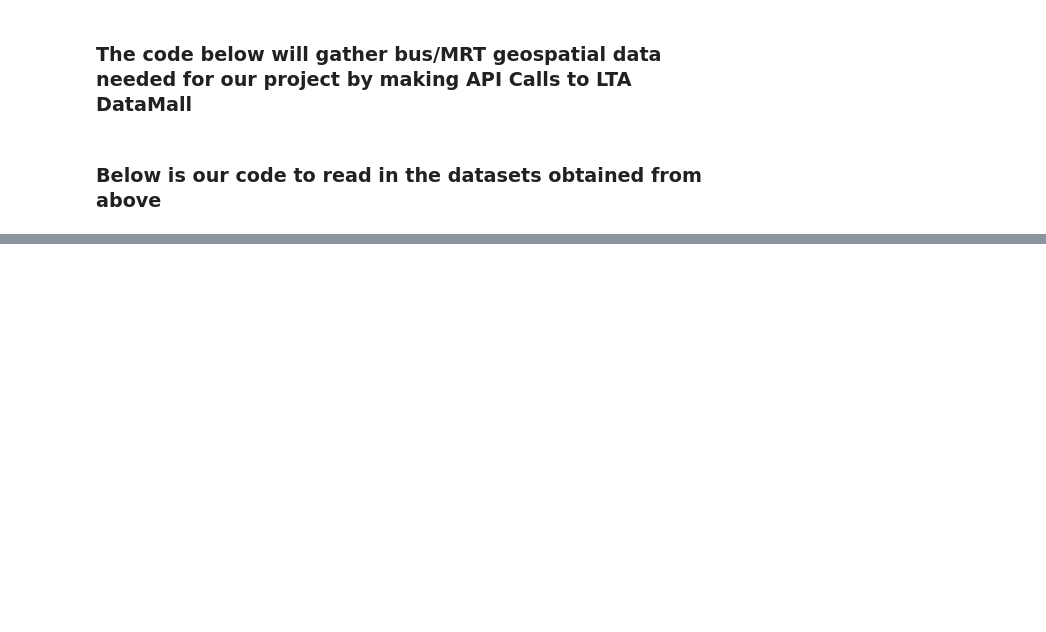
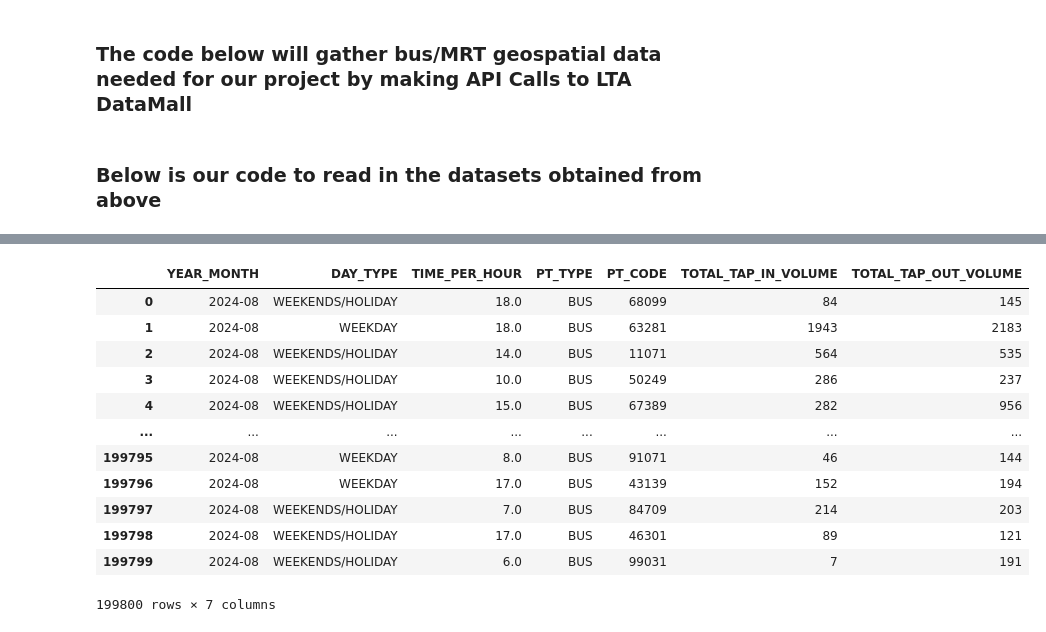
Before and after one commit to brandono7/DSA4264_Geospatial, a Jupyter notebook: Data Prepocessing.ipynb, the cells around one changed output, grey strips where cells are left out. Saved outputs shown, nothing was run; the diff lists cells and outputs as text; code cells hidden in the pictures; blank space fills up the shorter version.

```diff
--- a/Data Prepocessing.ipynb
+++ b/Data Prepocessing.ipynb
@@ -238,0 +271,16 @@ train_station_code = pd.read_excel('data/Train Station Codes and Chinese Names.x
+# %%
+passenger_vol_bus_stops
+# %% [output]
+|  | YEAR_MONTH | DAY_TYPE | TIME_PER_HOUR | PT_TYPE | PT_CODE | TOTAL_TAP_IN_VOLUME | TOTAL_TAP_OUT_VOLUME |
+| 0 | 2024-08 | WEEKENDS/HOLIDAY | 18.0 | BUS | 68099 | 84 | 145 |
+| 1 | 2024-08 | WEEKDAY | 18.0 | BUS | 63281 | 1943 | 2183 |
+| 2 | 2024-08 | WEEKENDS/HOLIDAY | 14.0 | BUS | 11071 | 564 | 535 |
+| 3 | 2024-08 | WEEKENDS/HOLIDAY | 10.0 | BUS | 50249 | 286 | 237 |
+| 4 | 2024-08 | WEEKENDS/HOLIDAY | 15.0 | BUS | 67389 | 282 | 956 |
+| ... | ... | ... | ... | ... | ... | ... | ... |
+| 199795 | 2024-08 | WEEKDAY | 8.0 | BUS | 91071 | 46 | 144 |
+| 199796 | 2024-08 | WEEKDAY | 17.0 | BUS | 43139 | 152 | 194 |
+| 199797 | 2024-08 | WEEKENDS/HOLIDAY | 7.0 | BUS | 84709 | 214 | 203 |
+| 199798 | 2024-08 | WEEKENDS/HOLIDAY | 17.0 | BUS | 46301 | 89 | 121 |
+| 199799 | 2024-08 | WEEKENDS/HOLIDAY | 6.0 | BUS | 99031 | 7 | 191 |
+199800 rows × 7 columns
```
Also changed, not shown: parts of 6 cells of this notebook.
